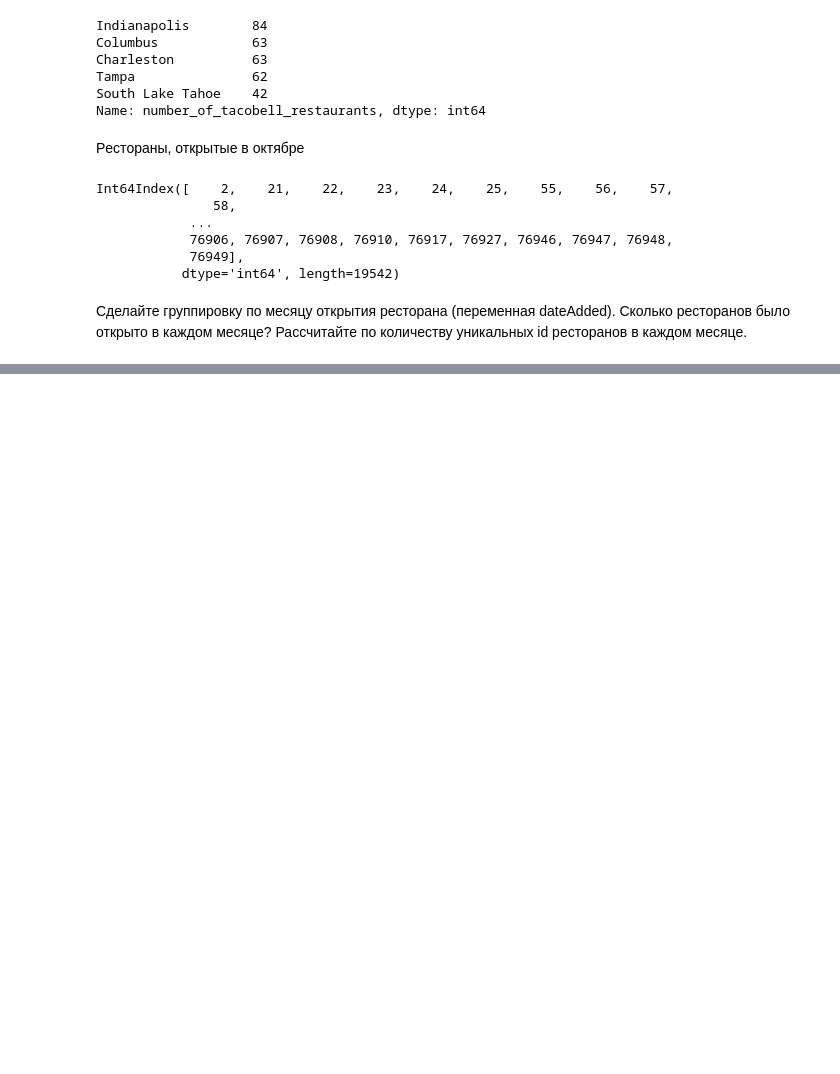
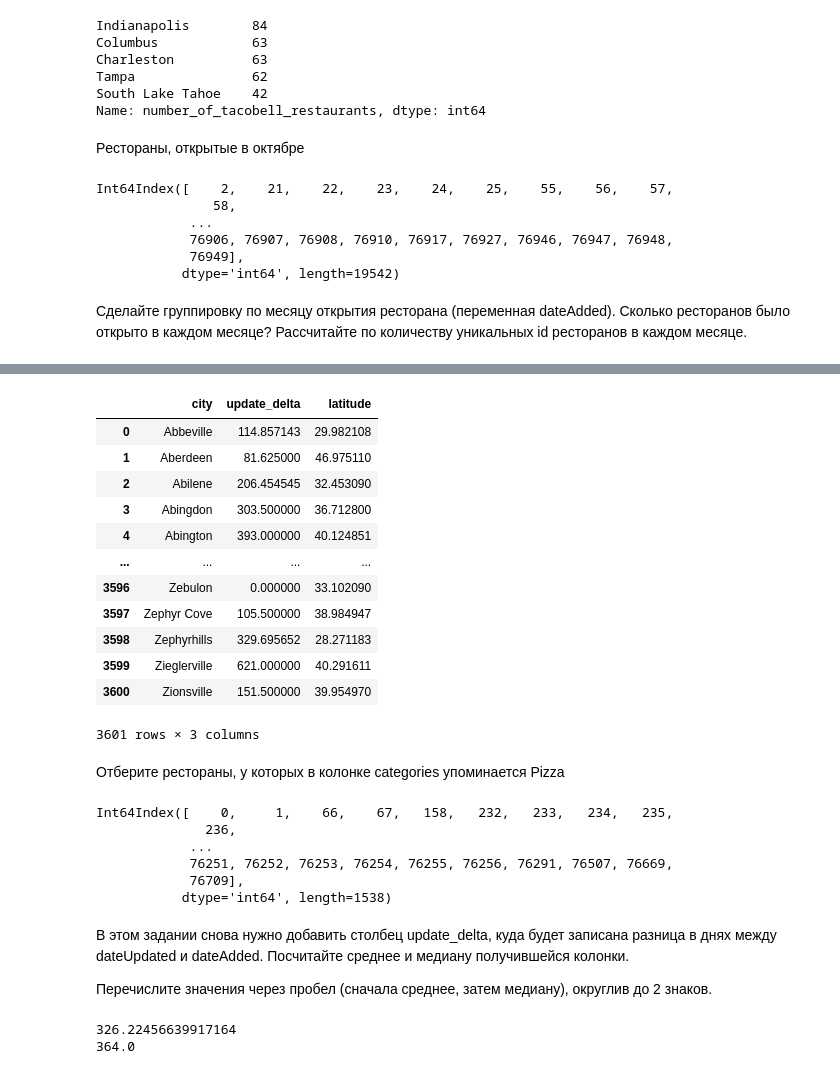
Before and after one commit to zwouq/Start-ML, a Jupyter notebook: numpy/probe1.ipynb, the cells around one changed output, grey strips where cells are left out. Saved outputs shown, nothing was run; the diff lists cells and outputs as text; code cells hidden in the pictures; blank space fills up the shorter version.

```diff
--- a/numpy/probe1.ipynb
+++ b/numpy/probe1.ipynb
@@ -193,0 +205,47 @@ Name: id, dtype: int64
+# %%
+# Преобразование столбцов в тип данных datetime. Вычисление разницы между датами и сохранение результата в новый столбец
+df['update_delta'] = (pd.to_datetime(df['dateUpdated']) - pd.to_datetime(df['dateAdded'])).dt.days
+
+mean_up_delta = df.groupby('city')['update_delta'].mean().reset_index()
+zep_mean = mean_up_delta[mean_up_delta['city'] == 'Zephyrhills']['update_delta'].iloc[0]
+
+northernmost = df.groupby('city')['latitude'].max().reset_index()
+
+# Объединение в один датафрейм
+result = pd.merge(mean_up_delta, northernmost, on='city')
+result
+# %% [output]
+|  | city | update_delta | latitude |
+| 0 | Abbeville | 114.857143 | 29.982108 |
+| 1 | Aberdeen | 81.625000 | 46.975110 |
+| 2 | Abilene | 206.454545 | 32.453090 |
+| 3 | Abingdon | 303.500000 | 36.712800 |
+| 4 | Abington | 393.000000 | 40.124851 |
+| ... | ... | ... | ... |
+| 3596 | Zebulon | 0.000000 | 33.102090 |
+| 3597 | Zephyr Cove | 105.500000 | 38.984947 |
+| 3598 | Zephyrhills | 329.695652 | 28.271183 |
+| 3599 | Zieglerville | 621.000000 | 40.291611 |
+| 3600 | Zionsville | 151.500000 | 39.954970 |
+3601 rows × 3 columns
+# %% [markdown]
+Отберите рестораны, у которых в колонке categories упоминается Pizza
+# %%
+df.loc[df['categories'].str.contains('Pizza')].index
+# %% [output]
+Int64Index([    0,     1,    66,    67,   158,   232,   233,   234,   235,
+              236,
+            ...
+            76251, 76252, 76253, 76254, 76255, 76256, 76291, 76507, 76669,
+            76709],
+           dtype='int64', length=1538)
+# %% [markdown]
+В этом задании снова нужно добавить столбец update_delta, куда будет записана разница в днях между dateUpdated и dateAdded.  Посчитайте среднее и медиану получившейся колонки.
+
+Перечислите значения через пробел (сначала среднее, затем медиану), округлив до 2 знаков.
+# %%
+print(df['update_delta'].mean())
+print(df['update_delta'].median())
+# %% [output]
+326.22456639917164
+364.0
```
Also changed, not shown: parts of 4 cells of this notebook.
